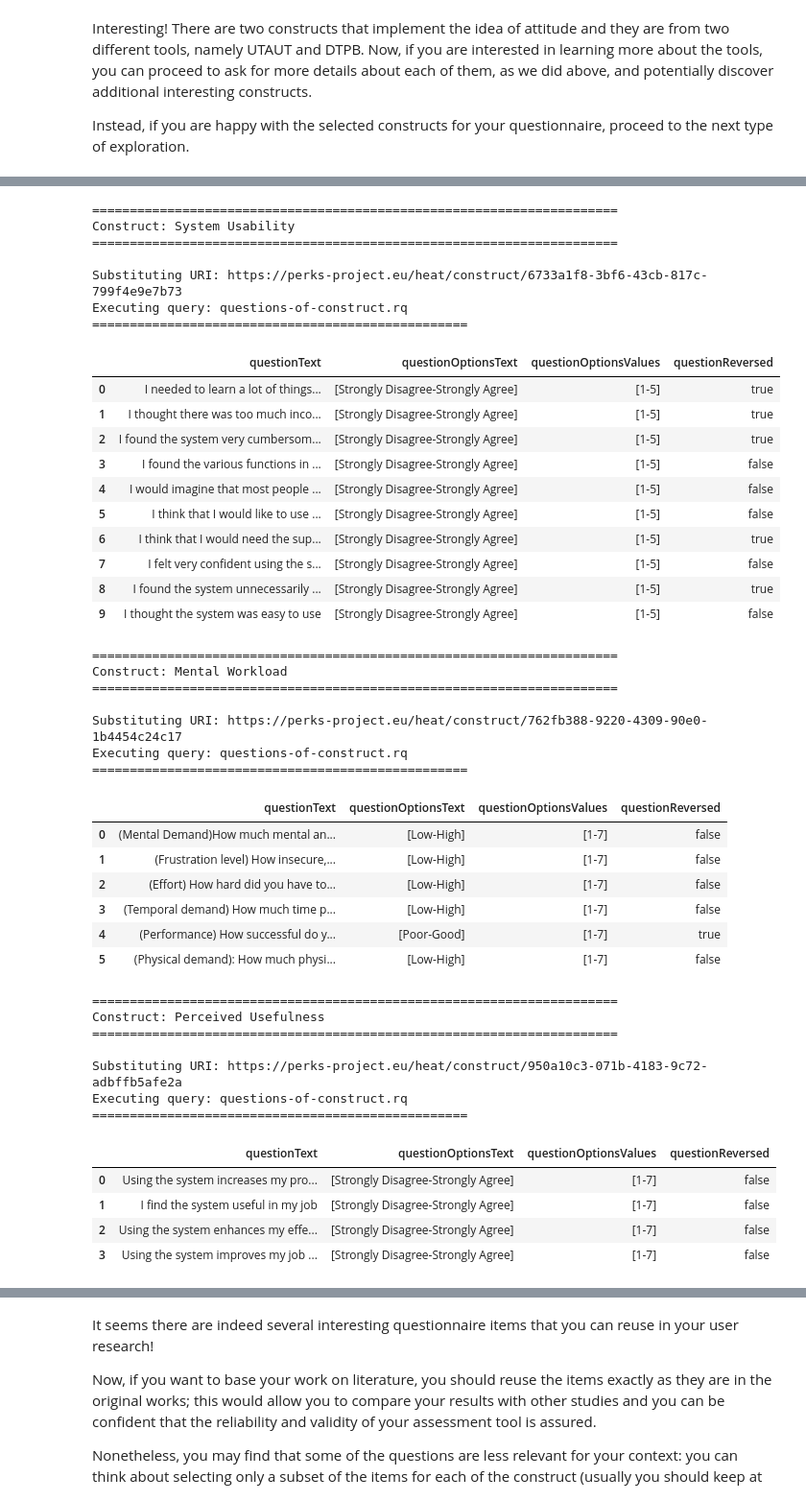
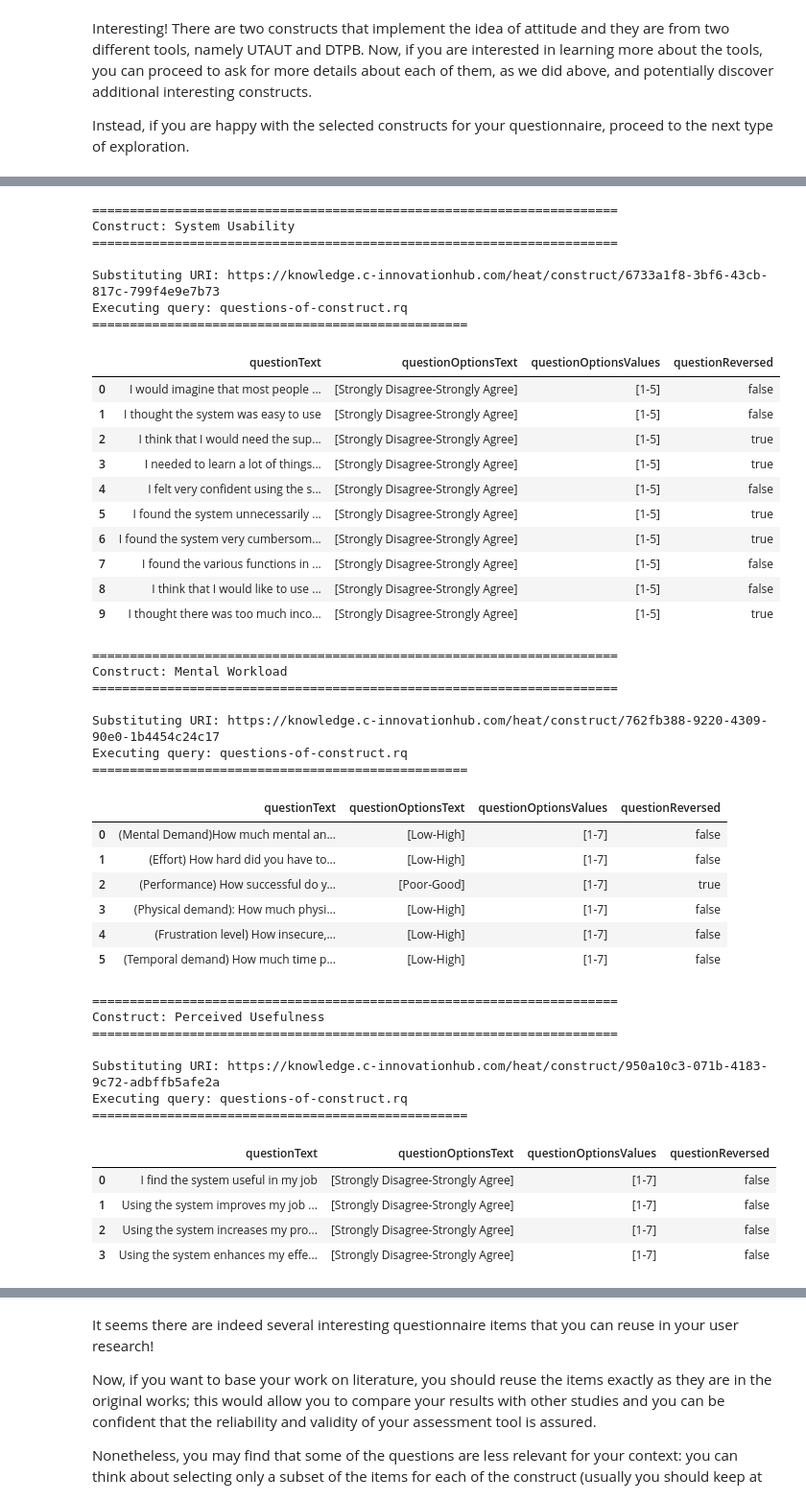
Before and after one commit to cefriel/heat-kg, a Jupyter notebook: notebooks/heat-kg.ipynb, the cells around one changed output, grey strips where cells are left out. Shown at 96% size. Drawn from its saved outputs; the diff is of its cells as text; code cells hidden in the pictures.

```diff
--- a/notebooks/heat-kg.ipynb
+++ b/notebooks/heat-kg.ipynb
@@ -230,65 +210,65 @@ For each construct, you can now explore the HEAT-KG and check the items, their f
 # %%
 # Dictionary of the selected constructs (with names and URIs)
 constructs = {
-    'System Usability': 'https://perks-project.eu/heat/construct/6733a1f8-3bf6-43cb-817c-799f4e9e7b73',
-    'Mental Workload': 'https://perks-project.eu/heat/construct/762fb388-9220-4309-90e0-1b4454c24c17',
-    'Perceived Usefulness': 'https://perks-project.eu/heat/construct/950a10c3-071b-4183-9c72-adbffb5afe2a',
-    'Behavioural Intention to Use': 'https://perks-project.eu/heat/construct/7bcd7112-4dd3-4690-9fa8-e11c5a4f885e',
+    'System Usability': 'https://knowledge.c-innovationhub.com/heat/construct/6733a1f8-3bf6-43cb-817c-799f4e9e7b73',
+    'Mental Workload': 'https://knowledge.c-innovationhub.com/heat/construct/762fb388-9220-4309-90e0-1b4454c24c17',
+    'Perceived Usefulness': 'https://knowledge.c-innovationhub.com/heat/construct/950a10c3-071b-4183-9c72-adbffb5afe2a',
+    'Behavioural Intention to Use': 'https://knowledge.c-innovationhub.com/heat/construct/7bcd7112-4dd3-4690-9fa8-e11c5a4f885e',
 }
 
 # Loop through each construct and execute the query to get the questions and their Likert scales
 for construct_name, construct_uri in constructs.items():
     print(f"\n{'='*70}")
     print(f"Construct: {construct_name}")
     print(f"{'='*70}\n")
 
     results = execute_query('questions-of-construct.rq', construct_uri)
     display(results)
 # %% [output]
 ======================================================================
 Construct: System Usability
 ======================================================================
 
-Substituting URI: https://perks-project.eu/heat/construct/6733a1f8-3bf6-43cb-817c-799f4e9e7b73
+Substituting URI: https://knowledge.c-innovationhub.com/heat/construct/6733a1f8-3bf6-43cb-817c-799f4e9e7b73
 Executing query: questions-of-construct.rq
 ==================================================
 |  | questionText | questionOptionsText | questionOptionsValues | questionReversed |
-| 0 | I needed to learn a lot of things... | [Strongly Disagree-Strongly Agree] | [1-5] | true |
-| 1 | I thought there was too much inco... | [Strongly Disagree-Strongly Agree] | [1-5] | true |
-| 2 | I found the system very cumbersom... | [Strongly Disagree-Strongly Agree] | [1-5] | true |
-| 3 | I found the various functions in ... | [Strongly Disagree-Strongly Agree] | [1-5] | false |
-| 4 | I would imagine that most people ... | [Strongly Disagree-Strongly Agree] | [1-5] | false |
-| 5 | I think that I would like to use ... | [Strongly Disagree-Strongly Agree] | [1-5] | false |
-| 6 | I think that I would need the sup... | [Strongly Disagree-Strongly Agree] | [1-5] | true |
-| 7 | I felt very confident using the s... | [Strongly Disagree-Strongly Agree] | [1-5] | false |
-| 8 | I found the system unnecessarily ... | [Strongly Disagree-Strongly Agree] | [1-5] | true |
-| 9 | I thought the system was easy to use | [Strongly Disagree-Strongly Agree] | [1-5] | false |
+| 0 | I would imagine that most people ... | [Strongly Disagree-Strongly Agree] | [1-5] | false |
+| 1 | I thought the system was easy to use | [Strongly Disagree-Strongly Agree] | [1-5] | false |
+| 2 | I think that I would need the sup... | [Strongly Disagree-Strongly Agree] | [1-5] | true |
+| 3 | I needed to learn a lot of things... | [Strongly Disagree-Strongly Agree] | [1-5] | true |
+| 4 | I felt very confident using the s... | [Strongly Disagree-Strongly Agree] | [1-5] | false |
+| 5 | I found the system unnecessarily ... | [Strongly Disagree-Strongly Agree] | [1-5] | true |
+| 6 | I found the system very cumbersom... | [Strongly Disagree-Strongly Agree] | [1-5] | true |
+| 7 | I found the various functions in ... | [Strongly Disagree-Strongly Agree] | [1-5] | false |
+| 8 | I think that I would like to use ... | [Strongly Disagree-Strongly Agree] | [1-5] | false |
+| 9 | I thought there was too much inco... | [Strongly Disagree-Strongly Agree] | [1-5] | true |
 ======================================================================
 Construct: Mental Workload
 ======================================================================
 
-Substituting URI: https://perks-project.eu/heat/construct/762fb388-9220-4309-90e0-1b4454c24c17
+Substituting URI: https://knowledge.c-innovationhub.com/heat/construct/762fb388-9220-4309-90e0-1b4454c24c17
 Executing query: questions-of-construct.rq
 ==================================================
 |  | questionText | questionOptionsText | questionOptionsValues | questionReversed |
 | 0 | (Mental Demand)How much mental an... | [Low-High] | [1-7] | false |
-| 1 | (Frustration level) How insecure,... | [Low-High] | [1-7] | false |
-| 2 | (Effort) How hard did you have to... | [Low-High] | [1-7] | false |
-| 3 | (Temporal demand) How much time p... | [Low-High] | [1-7] | false |
-| 4 | (Performance) How successful do y... | [Poor-Good] | [1-7] | true |
-| 5 | (Physical demand): How much physi... | [Low-High] | [1-7] | false |
+| 1 | (Effort) How hard did you have to... | [Low-High] | [1-7] | false |
+| 2 | (Performance) How successful do y... | [Poor-Good] | [1-7] | true |
+| 3 | (Physical demand): How much physi... | [Low-High] | [1-7] | false |
+| 4 | (Frustration level) How insecure,... | [Low-High] | [1-7] | false |
+| 5 | (Temporal demand) How much time p... | [Low-High] | [1-7] | false |
 ======================================================================
 Construct: Perceived Usefulness
 ======================================================================
 
-Substituting URI: https://perks-project.eu/heat/construct/950a10c3-071b-4183-9c72-adbffb5afe2a
+Substituting URI: https://knowledge.c-innovationhub.com/heat/construct/950a10c3-071b-4183-9c72-adbffb5afe2a
 Executing query: questions-of-construct.rq
 ==================================================
 |  | questionText | questionOptionsText | questionOptionsValues | questionReversed |
-| 0 | Using the system increases my pro... | [Strongly Disagree-Strongly Agree] | [1-7] | false |
-| 1 | I find the system useful in my job | [Strongly Disagree-Strongly Agree] | [1-7] | false |
-| 2 | Using the system enhances my effe... | [Strongly Disagree-Strongly Agree] | [1-7] | false |
-| 3 | Using the system improves my job ... | [Strongly Disagree-Strongly Agree] | [1-7] | false |
+| 0 | I find the system useful in my job | [Strongly Disagree-Strongly Agree] | [1-7] | false |
+| 1 | Using the system improves my job ... | [Strongly Disagree-Strongly Agree] | [1-7] | false |
+| 2 | Using the system increases my pro... | [Strongly Disagree-Strongly Agree] | [1-7] | false |
+| 3 | Using the system enhances my effe... | [Strongly Disagree-Strongly Agree] | [1-7] | false |
 ======================================================================
 Construct: Behavioural Intention to Use
 ======================================================================
```
Also changed, not shown: parts of 13 cells of this notebook, 3 other files.
